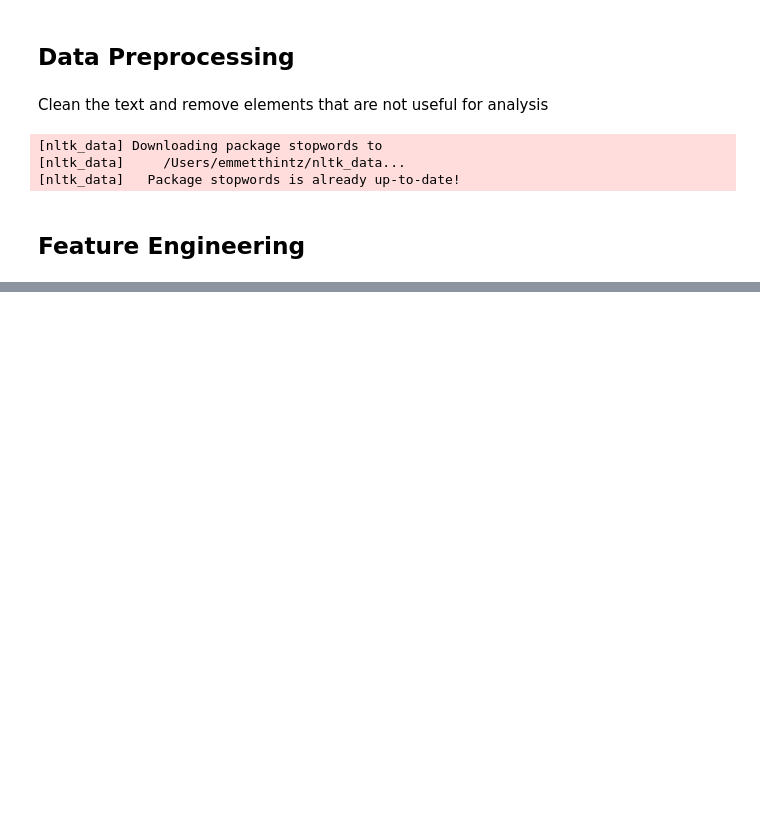
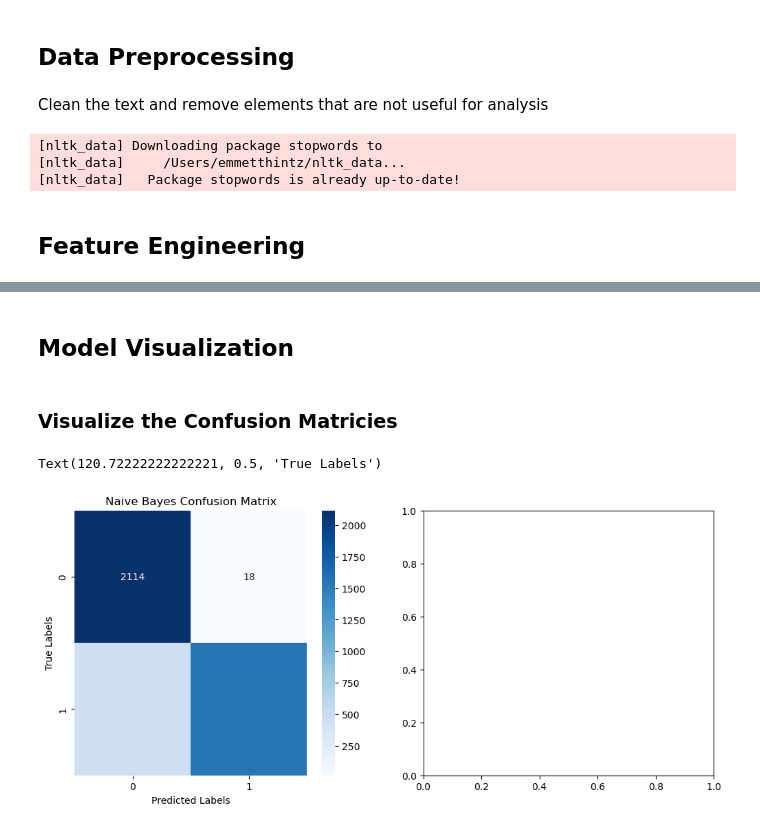
Before and after one commit to EmmettHintz/Cybersecurity-ML-Project, a Jupyter notebook: fake_news.ipynb, the cells around one changed output, grey strips where cells are left out. Drawn from its saved outputs; the diff is of its cells as text; code cells hidden in the pictures; blank space fills up the shorter version.

```diff
--- a/fake_news.ipynb
+++ b/fake_news.ipynb
@@ -82,10 +83,3 @@ df['text'] = df['text'].apply(remove_stopwords)
 [nltk_data]   Package stopwords is already up-to-date!
 # %% [markdown]
 ## Feature Engineering
-# %%
-from sklearn.feature_extraction.text import TfidfVectorizer
-
-df = df.dropna(subset=['text'])
-
-tfidf_vectorizer = TfidfVectorizer()
-X_tfidf = tfidf_vectorizer.fit_transform(df['text'])
@@ -94,5 +105,6 @@ X_tfidf = tfidf_vectorizer.fit_transform(df['text'])
 # %%
 from sklearn.model_selection import train_test_split
 
-X_train, X_test, y_train, y_test = train_test_split(X, y, test_size=0.33, random_state=42)
+# Split the data into training and testing sets
+X_train, X_test, y_train, y_test = train_test_split(X_tfidf, y, test_size=0.2, random_state=42)
 # %% [markdown]
@@ -106,0 +121,3 @@ model_lr = LogisticRegression(max_iter=1000)
+# %%
+# Train the Naive Bayes Model
+model_nb.fit(X_train, y_train)
@@ -106,0 +126,3 @@ model_lr = LogisticRegression(max_iter=1000)
+# %%
+# Train the Logistic Regression Model'
+model_lr.fit(X_train, y_train)
@@ -106,0 +186,29 @@ model_lr = LogisticRegression(max_iter=1000)
+# %% [markdown]
+## Model Visualization
+# %% [markdown]
+### Visualize the Confusion Matricies
+# %%
+y_pred_nb = model_nb.predict(X_test)
+y_pred_lr = model_lr.predict(X_test)
+
+# Confusion matricies from the models
+cm_nb = confusion_matrix(y_test, y_pred_nb)
+cm_lr = confusion_matrix(y_test, y_pred_lr)
+
+# Create the plots
+fig, ax = plt.subplots(1, 2, figsize=(12, 5))
+
+# Naive Bayes Confusion Matrix
+sns.heatmap(cm_nb, annot=True, fmt='d', cmap='Blues', ax=ax[0])
+ax[0].set_title('Naive Bayes Confusion Matrix')
+ax[0].set_xlabel('Predicted Labels')
+ax[0].set_ylabel('True Labels')
+
+# Logistic Regression Confusion Matrix
+sns.heatmap(cm_lr, annot=True, fmt='d', cmap='Blues', ax=ax[1])
+ax[0].set_title('Naive Bayes Confusion Matrix')
+ax[0].set_xlabel('Predicted Labels')
+ax[0].set_ylabel('True Labels')
+# %% [output]
+Text(120.72222222222221, 0.5, 'True Labels')
+[figure, added]
```
Also changed, not shown: parts of 13 cells of this notebook.
